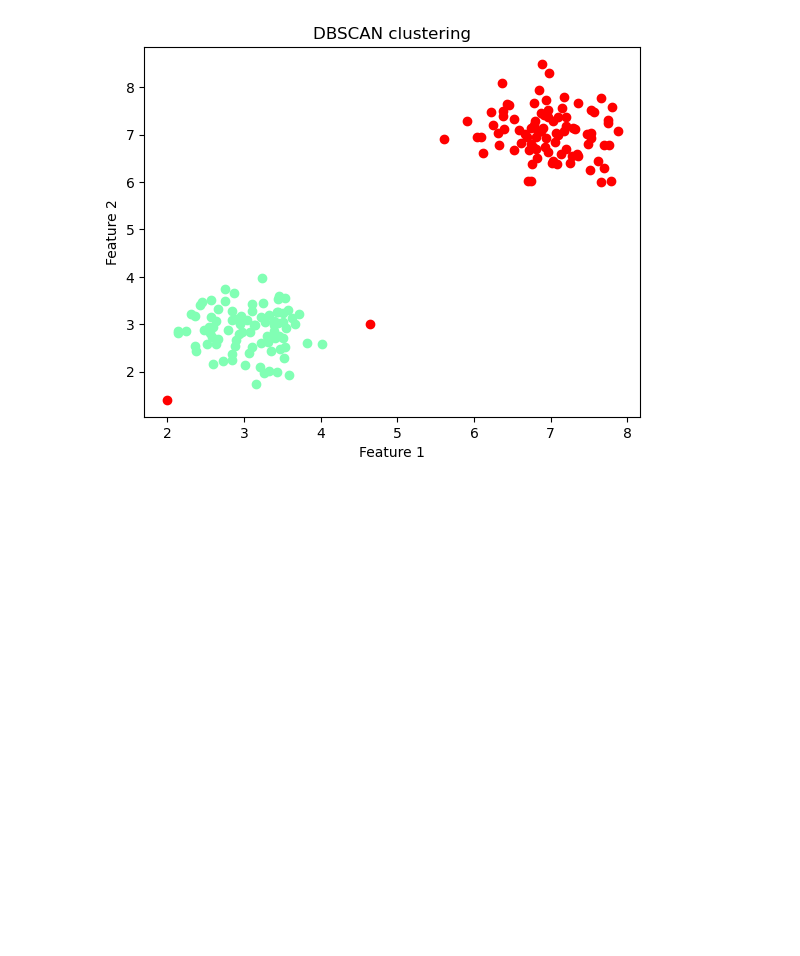
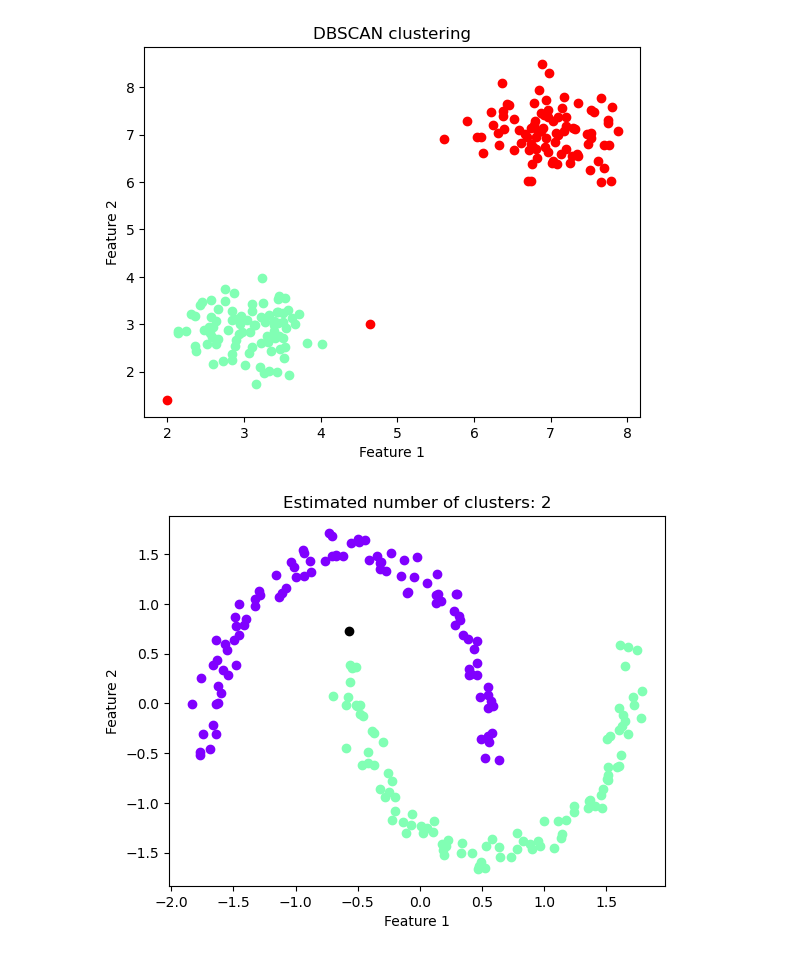
Before and after one commit to Amoako419/Clustering, a Jupyter notebook: DBscan.ipynb, the cells around one changed output. Cells and saved outputs as stored; diff of their text form; code cells hidden in the pictures; blank space fills up the shorter version.

Commit message:
dbscan added

```diff
--- a/DBscan.ipynb
+++ b/DBscan.ipynb
@@ -123,3 +123,40 @@ plt.ylabel('Feature 2')
 plt.show()
 # %% [output]
 [figure]
+# %%
+from sklearn.datasets import make_moons
+from sklearn.preprocessing import StandardScaler
+from sklearn.cluster import DBSCAN
+import matplotlib.pyplot as plt
+import numpy as np
+
+# Generate a moon-shaped dataset and standardize features
+X, y = make_moons(n_samples=200, noise=0.05, random_state=42)
+X = StandardScaler().fit_transform(X)
+
+# Implement DBSCAN
+db = DBSCAN(eps=0.3, min_samples=5).fit(X)
+
+# Extract labels
+labels = db.labels_
+
+# Number of clusters in labels, ignoring noise if present.
+n_clusters_ = len(set(labels)) - (1 if -1 in labels else 0)
+n_noise_ = list(labels).count(-1)
+
+# Plotting the clusters
+colors = plt.cm.rainbow(np.linspace(0, 1, len(set(labels))))
+
+for i in range(len(X)):
+    if labels[i] == -1:
+        plt.plot(X[i][0], X[i][1], 'o', markerfacecolor='k', markeredgecolor='k')
+    else:
+        plt.plot(X[i][0], X[i][1], 'o', markerfacecolor=colors[labels[i]], markeredgecolor=colors[labels[i]])
+
+plt.title('Estimated number of clusters: %d' % n_clusters_)
+plt.xlabel('Feature 1')
+plt.ylabel('Feature 2')
+
+plt.show()
+# %% [output]
+[figure, added]
```
